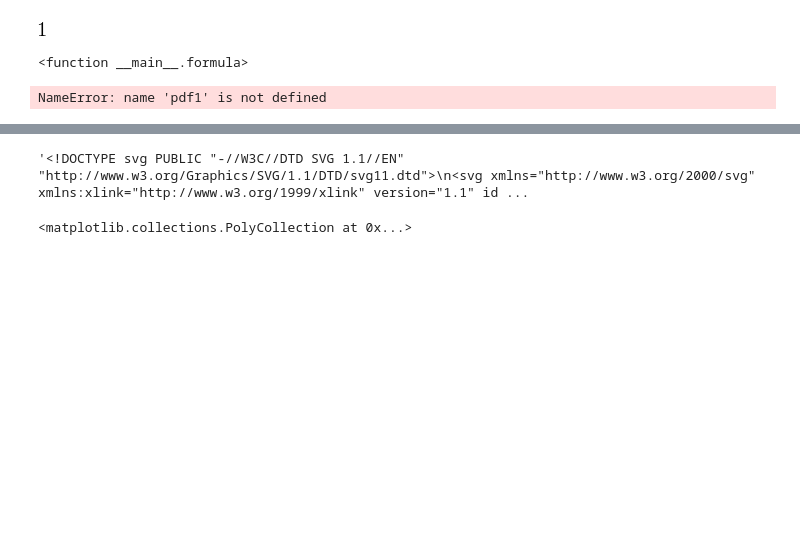
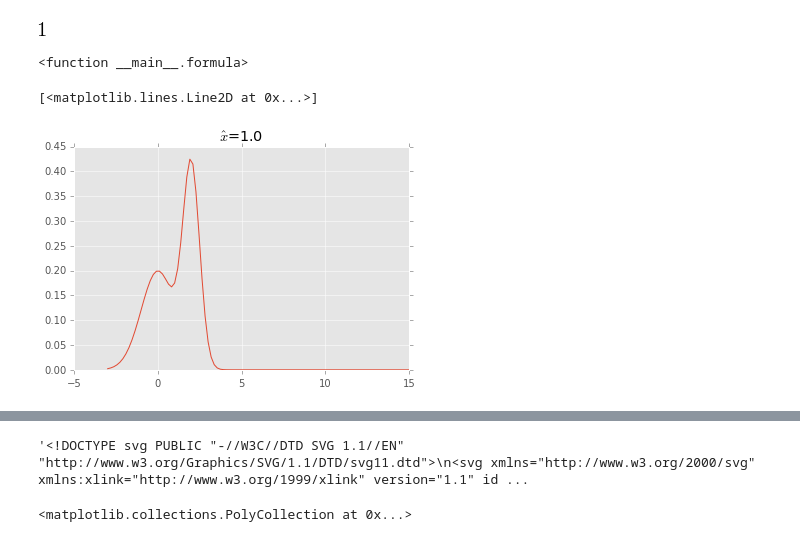
Before and after one commit to openearth/notebooks, a Jupyter notebook: modelaveraging.ipynb, the cells around one changed output, grey strips where cells are left out. Saved outputs shown, nothing was run; the diff lists cells and outputs as text; code cells hidden in the pictures; blank space fills up the shorter version.

```diff
--- a/modelaveraging.ipynb
+++ b/modelaveraging.ipynb
@@ -119,13 +120,15 @@ interact(formula, mu_a=(0,2.0), sigma_a=(1,3.0), mu_b=(0,2.0), sigma_b=(1,3.0))
 [figure]
 <function __main__.formula>
 # %%
-
-pdf = pdf1.subs({mu1: 0, sigma1: 1})/2 + pdf2.subs({mu2:2, sigma2: 0.5})/2
+# for comparison, this is the pdf of adding two models
+# suppose you have a model for surge and a model for tide, adding these two gives the distribution of tide + surge
+pdf = pdf_a.subs({mu_a: 0, sigma_a: 1})/2 + pdf_b.subs({mu_b:2, sigma_b: 0.5})/2
 pdf.integrate((x, -oo, oo)).simplify()
 X = np.linspace(-3,15, num=100)
 d = lambdify(x, pdf, np)(X)
 plt.title('$\hat{x}$=%.1f' % (np.sum(X*d)/np.sum(d)).item())
 plt.plot(X,d)
 # %% [output]
-NameError: name 'pdf1' is not defined
+[<matplotlib.lines.Line2D at 0x...>]
+[figure, added]
 # %% [markdown]
```
Also changed, not shown: parts of 10 cells of this notebook.
